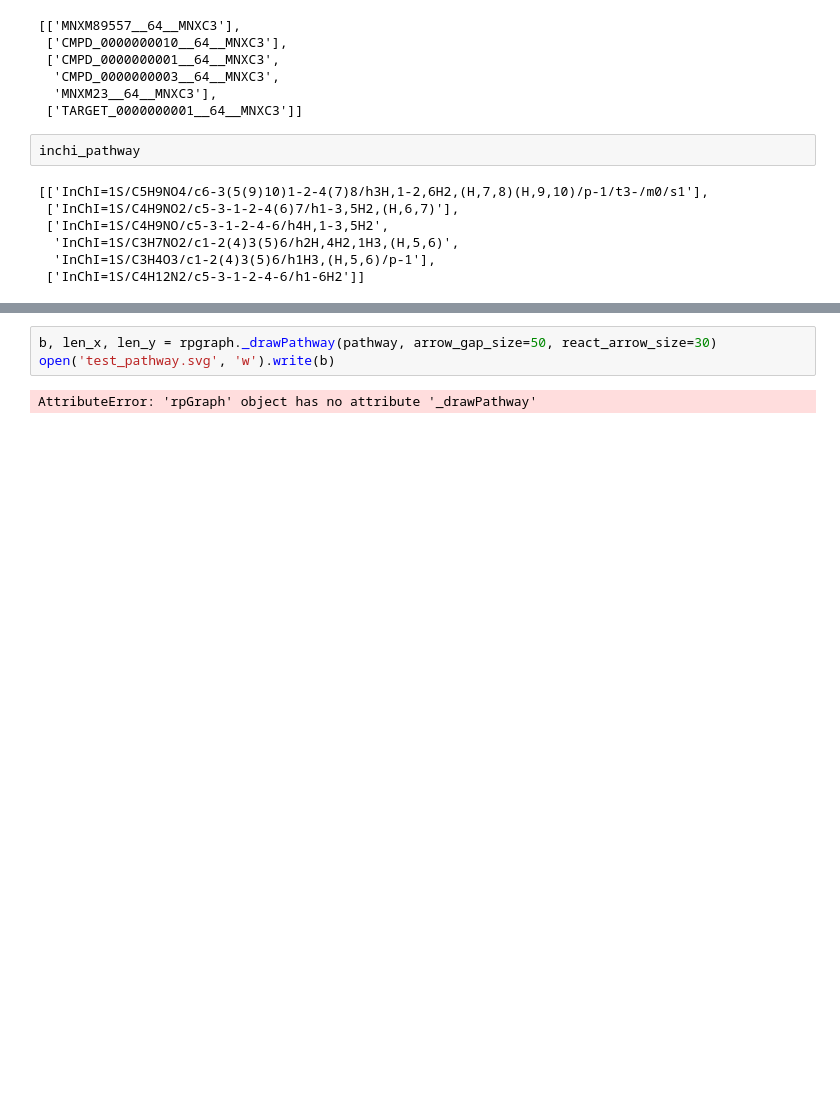
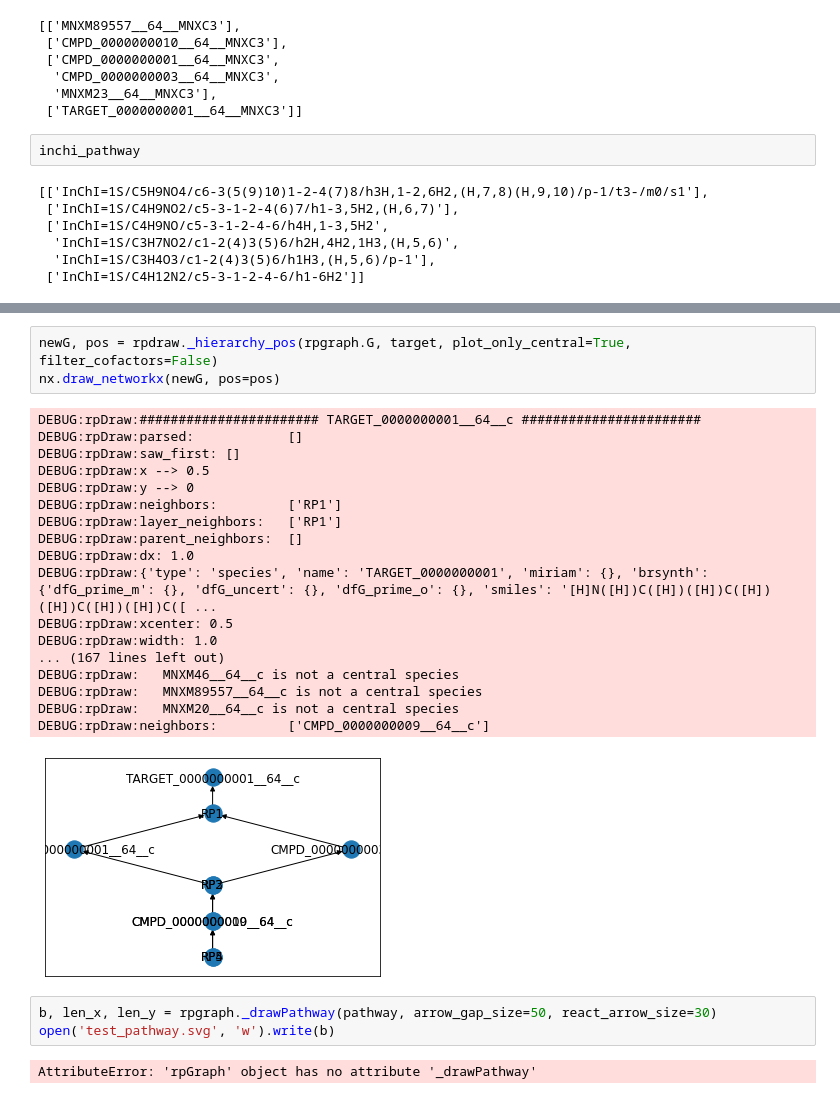
Before and after one commit to Melclic/metaxime, a Jupyter notebook: nx_draw.ipynb, the cells around one changed output, grey strips where cells are left out. Cells and saved outputs as stored; diff of their text form; blank space fills up the shorter version.

```diff
--- a/nx_draw.ipynb
+++ b/nx_draw.ipynb
@@ -102,3 +180,25 @@ nx.draw_networkx(newG, pos=pos)
+# %%
+newG, pos = rpdraw._hierarchy_pos(rpgraph.G, target, plot_only_central=True, filter_cofactors=False)
+nx.draw_networkx(newG, pos=pos)
+# %% [output]
+DEBUG:rpDraw:####################### TARGET_0000000001__64__c #######################
+DEBUG:rpDraw:parsed:            []
+DEBUG:rpDraw:saw_first: []
+DEBUG:rpDraw:x --> 0.5
+DEBUG:rpDraw:y --> 0
+DEBUG:rpDraw:neighbors:         ['RP1']
+DEBUG:rpDraw:layer_neighbors:   ['RP1']
+DEBUG:rpDraw:parent_neighbors:  []
+DEBUG:rpDraw:dx: 1.0
+DEBUG:rpDraw:{'type': 'species', 'name': 'TARGET_0000000001', 'miriam': {}, 'brsynth': {'dfG_prime_m': {}, 'dfG_uncert': {}, 'dfG_prime_o': {}, 'smiles': '[H]N([H])C([H])([H])C([H])([H])C([H])([H])C([ ...
+DEBUG:rpDraw:xcenter: 0.5
+DEBUG:rpDraw:width: 1.0
+... (167 lines left out)
+DEBUG:rpDraw:   MNXM46__64__c is not a central species
+DEBUG:rpDraw:   MNXM89557__64__c is not a central species
+DEBUG:rpDraw:   MNXM20__64__c is not a central species
+DEBUG:rpDraw:neighbors:         ['CMPD_0000000009__64__c']
+[figure, added]
 # %%
 b, len_x, len_y = rpgraph._drawPathway(pathway, arrow_gap_size=50, react_arrow_size=30)
 open('test_pathway.svg', 'w').write(b)
```
Also changed, not shown: parts of 11 cells of this notebook, 2 other files.
